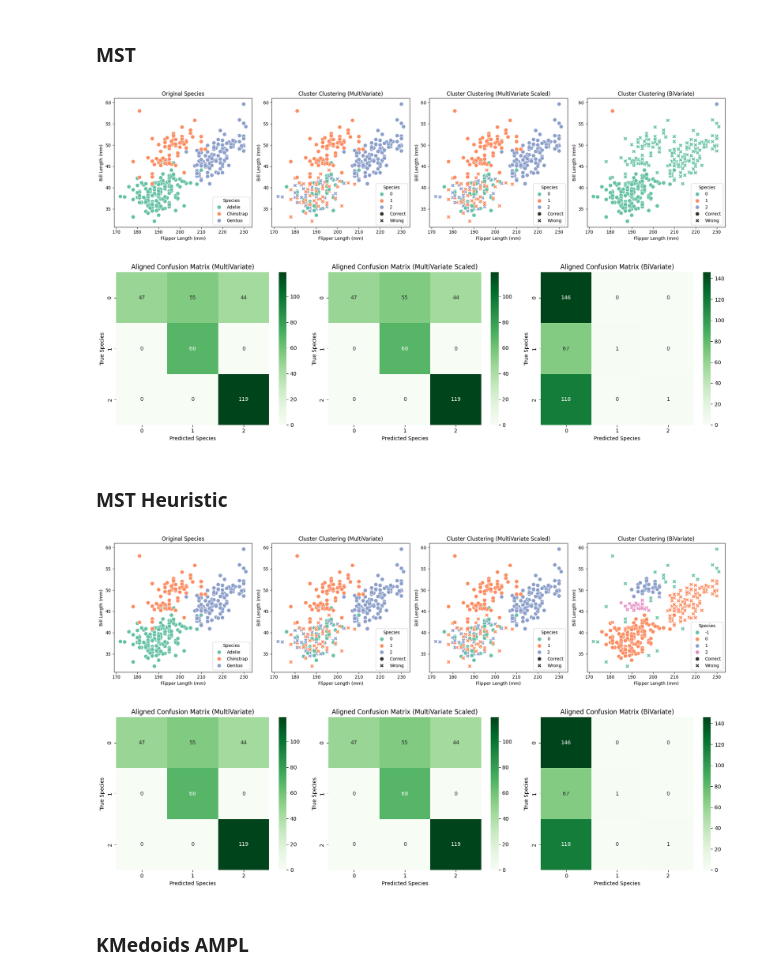
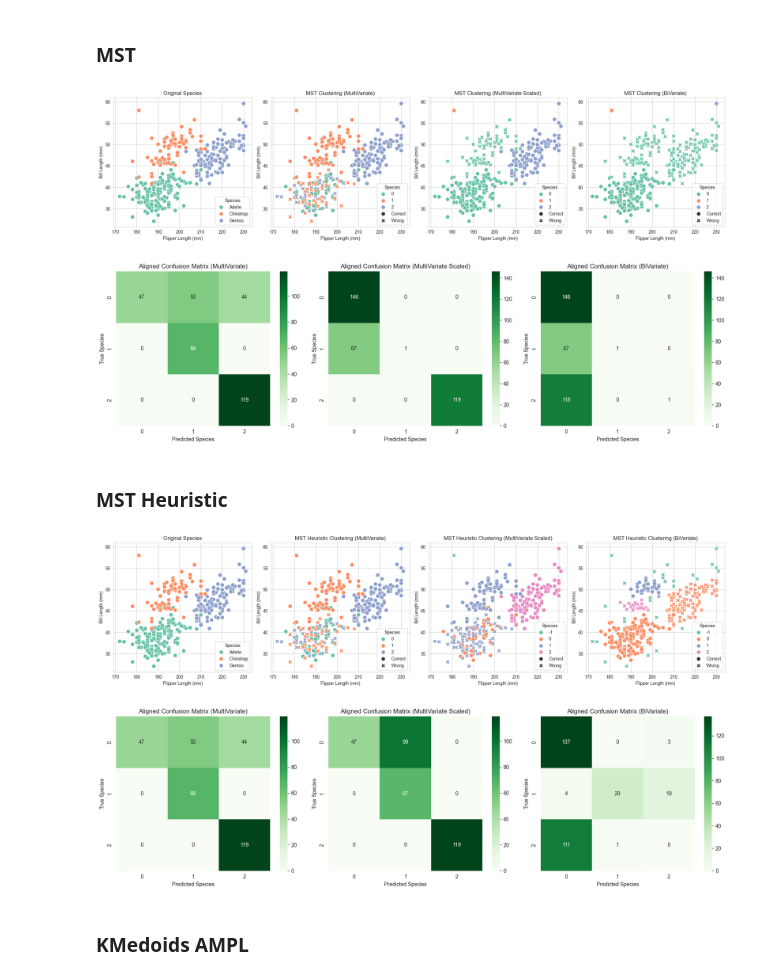
Before and after one commit to ivan-parreno/Cluster, a Jupyter notebook: ods/clustering/clustering.ipynb, the cells around one changed output. Cells and saved outputs as stored; diff of their text form; code cells hidden in the pictures.

Commit message:
Fix msth generation and filenames

```diff
--- a/ods/clustering/clustering.ipynb
+++ b/ods/clustering/clustering.ipynb
@@ -215,15 +212,15 @@ fig.savefig("images/kmedoids_confusion.png", dpi=600)
 ### MST
 # %%
 df["Cluster MST"] = run_mst_clustering(df_standardized[anova_results["Feature"][:6]], cutoff=2)
-df["Cluster MST Scaled"] = run_mst_clustering(df_scaled_mst[anova_results["Feature"][:6]], cutoff=2)
+df["Cluster MST Scaled"] = run_mst_clustering(df_scaled[anova_results["Feature"][:6]], cutoff=2)
 df["Cluster MST BiVariate"] = run_mst_clustering(df_standardized[anova_results["Feature"][:2]], cutoff=2)
 align_with_species(df, ["Cluster MST", "Cluster MST Scaled", "Cluster MST BiVariate"])
 # %%
-fig = scatter_comparison(df, "species", "Cluster MST", "Cluster MST Scaled", "Cluster MST BiVariate", "Cluster")
+fig = scatter_comparison(df, "species", "Cluster MST", "Cluster MST Scaled", "Cluster MST BiVariate", "MST")
 plt.tight_layout()
 fig.savefig("images/mst_clustering.png", dpi=600)
 # %% [output]
-[figure, old version]
+[figure, new version]
 # %%
 fig, ax = plt.subplots(nrows=1, ncols=3, figsize=(17, 5))
 show_confusion_matrix(
@@ -244,41 +241,43 @@ show_confusion_matrix(
 plt.tight_layout()
 fig.savefig("images/mst_confusion.png", dpi=600)
 # %% [output]
-[figure, old version]
+[figure, new version]
 # %% [markdown]
 ### MST Heuristic
 # %%
 df["Cluster MST-H"] = run_mst_clustering_heuristic(df_standardized[anova_results["Feature"][:6]], cutoff=2)
-df["Cluster MST-H Scaled"] = run_mst_clustering_heuristic(df_scaled_mst[anova_results["Feature"][:6]], cutoff=2)
+df["Cluster MST-H Scaled"] = run_mst_clustering_heuristic(df_scaled[anova_results["Feature"][:6]], cutoff=2)
 df["Cluster MST-H BiVariate"] = run_mst_clustering_heuristic(df_standardized[anova_results["Feature"][:2]], cutoff=2)
 align_with_species(df, ["Cluster MST-H", "Cluster MST-H", "Cluster MST-H BiVariate"])
 # %%
-fig = scatter_comparison(df, "species", "Cluster MST-H", "Cluster MST-H", "Cluster MST-H BiVariate", "Cluster")
+fig = scatter_comparison(df, "species", "Cluster MST-H", "Cluster MST-H Scaled", "Cluster MST-H BiVariate", "MST Heuristic")
 plt.tight_layout()
-fig.savefig("images/mst_clustering.png", dpi=600)
+fig.savefig("images/msth_clustering.png", dpi=600)
 # %% [output]
-[figure, old version]
+[figure, new version]
 # %%
 fig, ax = plt.subplots(nrows=1, ncols=3, figsize=(17, 5))
 show_confusion_matrix(
-    confusion_matrix(df["species"].cat.codes, df["Cluster MST"]),
+    confusion_matrix(df["species"].cat.codes, df["Cluster MST-H"]),
     "Aligned Confusion Matrix (MultiVariate)",
     ax=ax[0],
 )
+outlier_filter = df["Cluster MST-H Scaled"] != -1
 show_confusion_matrix(
-    confusion_matrix(df["species"].cat.codes, df["Cluster MST Scaled"]),
+    confusion_matrix(df[outlier_filter]["species"].cat.codes, df[outlier_filter]["Cluster MST-H Scaled"]),
     "Aligned Confusion Matrix (MultiVariate Scaled)",
     ax=ax[1],
 )
+outlier_filter = df["Cluster MST-H BiVariate"] != -1
 show_confusion_matrix(
-    confusion_matrix(df["species"].cat.codes, df["Cluster MST BiVariate"]),
+    confusion_matrix(df[outlier_filter]["species"].cat.codes, df[outlier_filter]["Cluster MST-H BiVariate"]),
     "Aligned Confusion Matrix (BiVariate)",
     ax=ax[2],
 )
 plt.tight_layout()
-fig.savefig("images/mst_confusion.png", dpi=600)
+fig.savefig("images/msth_confusion.png", dpi=600)
 # %% [output]
-[figure, old version]
+[figure, new version]
 # %% [markdown]
 ### KMedoids AMPL
 # %%
```
Also changed, not shown: parts of 7 cells of this notebook, 6 other files.
